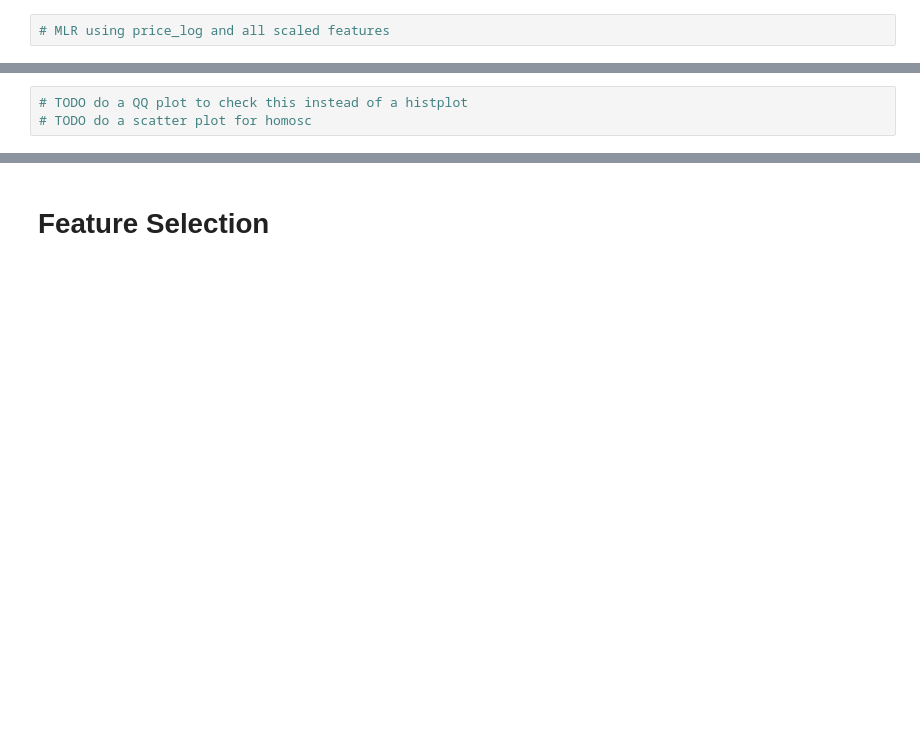
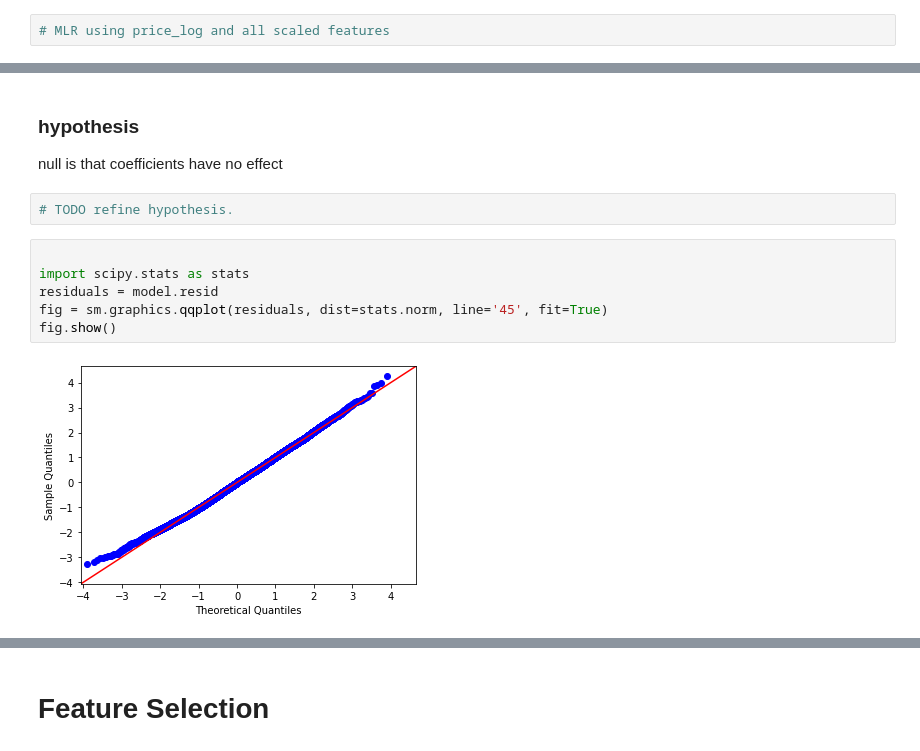
Before and after one commit to ntimpano614/kc_housing_regression, a Jupyter notebook: student.ipynb, the cells around one changed output, grey strips where cells are left out. Cells and saved outputs as stored; diff of their text form; blank space fills up the shorter version.

```diff
--- a/student.ipynb
+++ b/student.ipynb
@@ -508,7 +511,17 @@ Notes:
 [1] Standard Errors assume that the covariance matrix of the errors is correctly specified.
-# %%
-# TODO do a QQ plot to check this instead of a histplot
-# TODO do a scatter plot for homosc
+# %% [markdown]
+### hypothesis
+null is that coefficients have no effect
+# %%
+# TODO refine hypothesis.
+# %%
+
+import scipy.stats as stats
+residuals = model.resid
+fig = sm.graphics.qqplot(residuals, dist=stats.norm, line='45', fit=True)
+fig.show()
+# %% [output]
+[figure, added]
 # %%
 # homoskedasticity
 fitted_values = model.predict()
```
Also changed, not shown: parts of 11 cells of this notebook.
